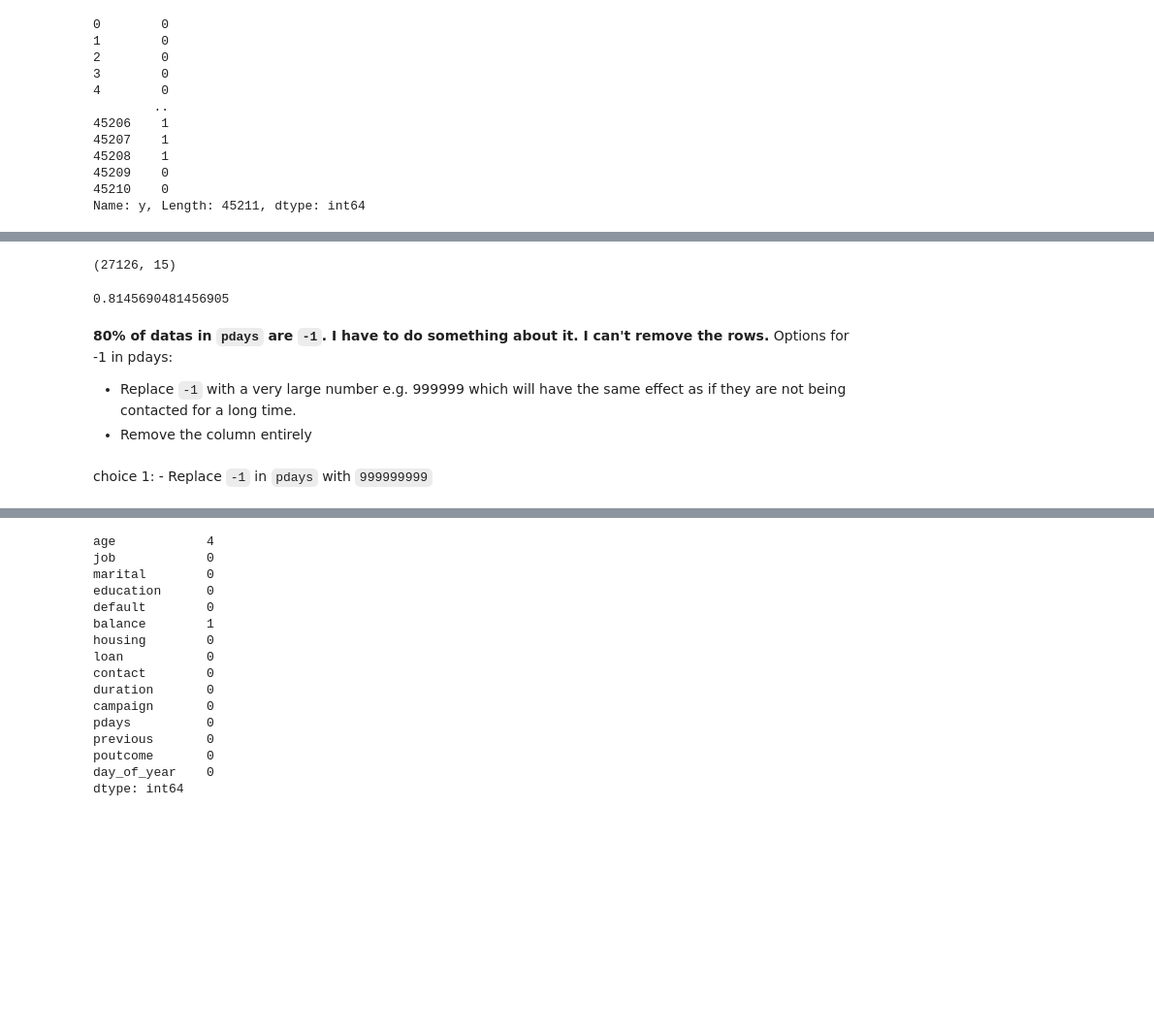
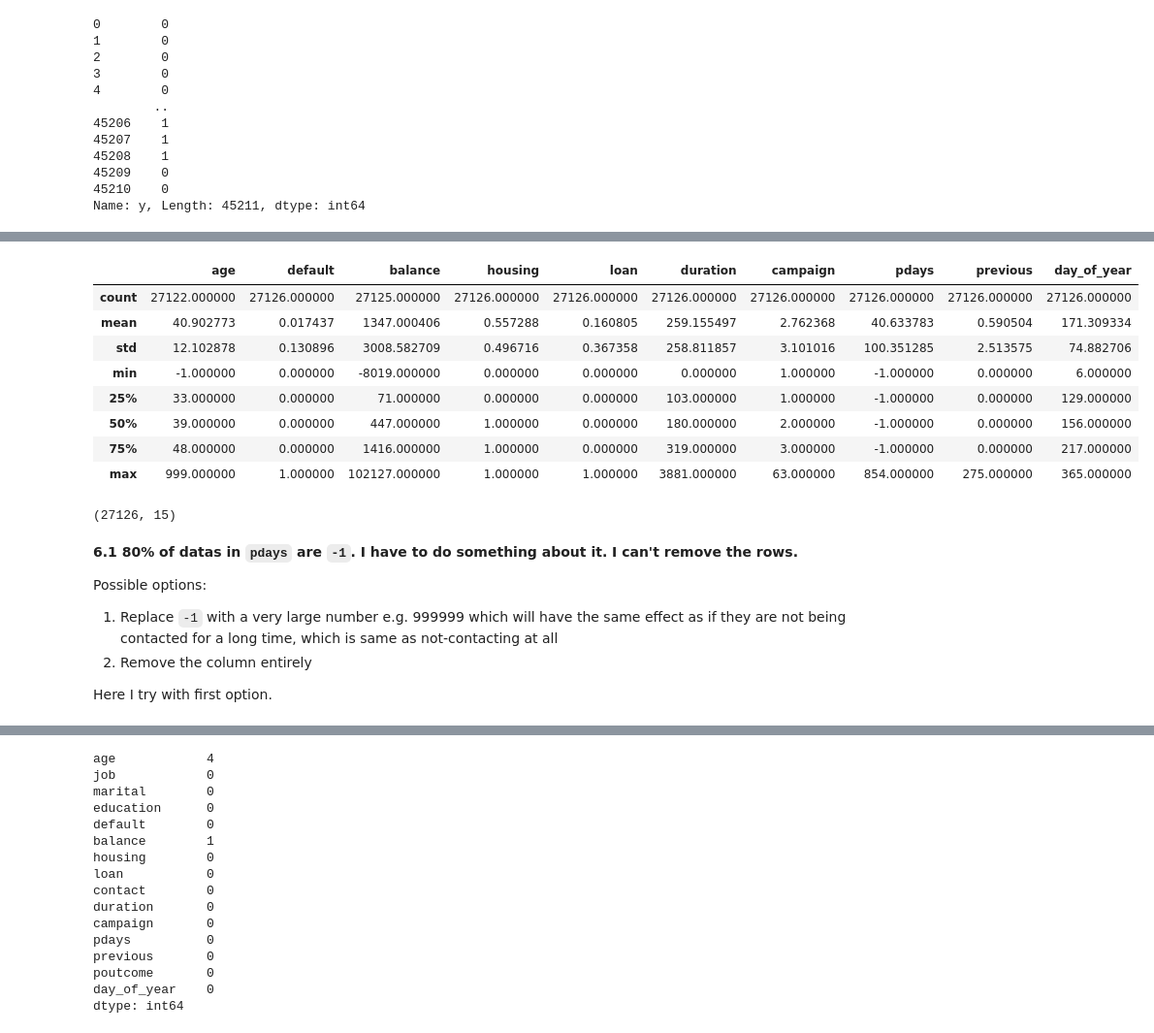
Before and after one commit to bhasarma/mlcoursezoom-camp, a Jupyter notebook: WK08-09-midterm-project/notebook.ipynb, the cells around one changed output, grey strips where cells are left out. Shown at 97% size. Cells and saved outputs as stored; diff of their text form; code cells hidden in the pictures; blank space fills up the shorter version.

```diff
--- a/WK08-09-midterm-project/notebook.ipynb
+++ b/WK08-09-midterm-project/notebook.ipynb
@@ -488,17 +371,26 @@ Name: pdays, Length: 498, dtype: int64
+# %%
+df_train.describe()
+# %% [output]
+|  | age | default | balance | housing | loan | duration | campaign | pdays | previous | day_of_year |
+| count | 27122.000000 | 27126.000000 | 27125.000000 | 27126.000000 | 27126.000000 | 27126.000000 | 27126.000000 | 27126.000000 | 27126.000000 | 27126.000000 |
+| mean | 40.902773 | 0.017437 | 1347.000406 | 0.557288 | 0.160805 | 259.155497 | 2.762368 | 40.633783 | 0.590504 | 171.309334 |
+| std | 12.102878 | 0.130896 | 3008.582709 | 0.496716 | 0.367358 | 258.811857 | 3.101016 | 100.351285 | 2.513575 | 74.882706 |
+| min | -1.000000 | 0.000000 | -8019.000000 | 0.000000 | 0.000000 | 0.000000 | 1.000000 | -1.000000 | 0.000000 | 6.000000 |
+| 25% | 33.000000 | 0.000000 | 71.000000 | 0.000000 | 0.000000 | 103.000000 | 1.000000 | -1.000000 | 0.000000 | 129.000000 |
+| 50% | 39.000000 | 0.000000 | 447.000000 | 1.000000 | 0.000000 | 180.000000 | 2.000000 | -1.000000 | 0.000000 | 156.000000 |
+| 75% | 48.000000 | 0.000000 | 1416.000000 | 1.000000 | 0.000000 | 319.000000 | 3.000000 | -1.000000 | 0.000000 | 217.000000 |
+| max | 999.000000 | 1.000000 | 102127.000000 | 1.000000 | 1.000000 | 3881.000000 | 63.000000 | 854.000000 | 275.000000 | 365.000000 |
 # %%
 df_train.shape
 # %% [output]
 (27126, 15)
-# %%
-22096/27126
-# %% [output]
-0.8145690481456905
 # %% [markdown]
-**80% of datas in `pdays` are `-1`. I have to do something about it. I can't remove the rows.**
-Options for -1 in pdays:
+**6.1 80% of datas in `pdays` are `-1`. I have to do something about it. I can't remove the rows.**
 
-- Replace `-1` with a very large number e.g. 999999 which will have the same effect as if they are not being contacted for a long time.
-- Remove the column entirely
+Possible options:
+
+1. Replace `-1` with a very large number e.g. 999999 which will have the same effect as if they are not being contacted for a long time, which is same as not-contacting at all
+2. Remove the column entirely
+
+Here I try with first option.
-# %% [markdown]
-choice 1: - Replace `-1` in `pdays` with `999999999`
 # %%
```
Also changed, not shown: parts of 96 cells of this notebook, 4 other files.
